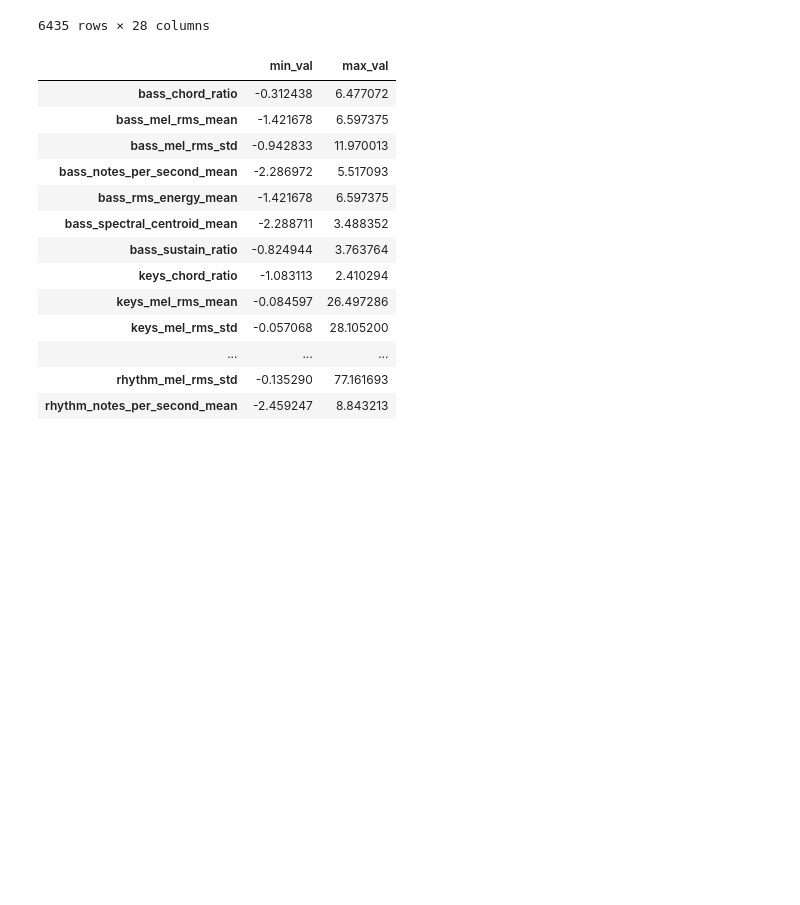
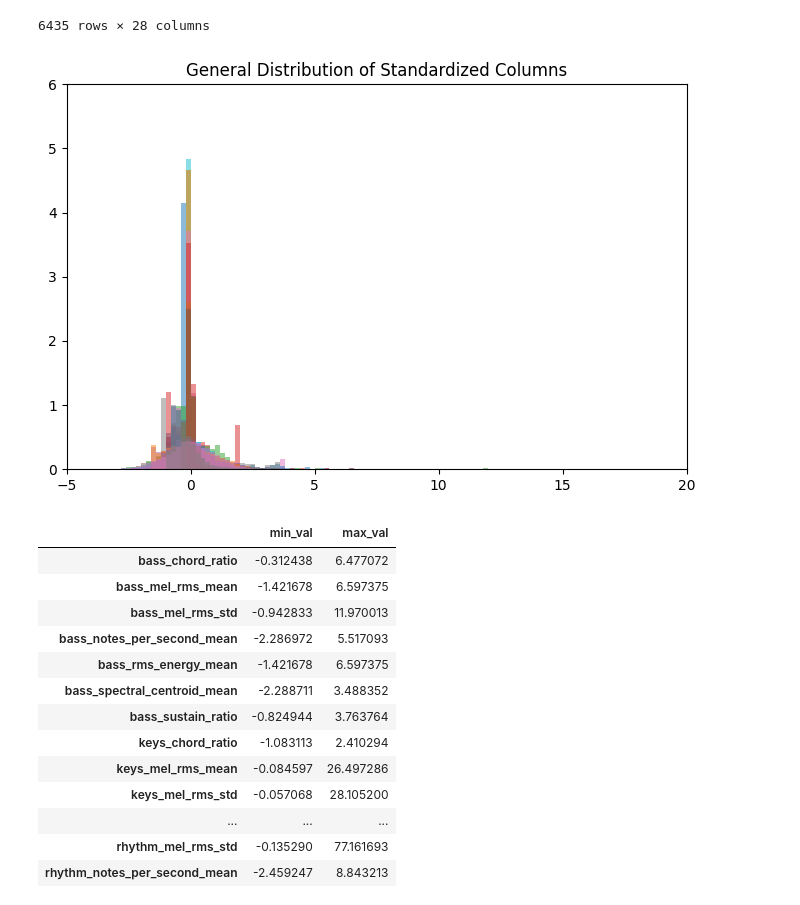
Before and after one commit to MattGroho/tab-hero, a Jupyter notebook: notebooks/unsupervised_pipeline_investigation.ipynb, the cells around one changed output. Cells and saved outputs as stored; diff of their text form; code cells hidden in the pictures; blank space fills up the shorter version.

```diff
--- a/notebooks/unsupervised_pipeline_investigation.ipynb
+++ b/notebooks/unsupervised_pipeline_investigation.ipynb
@@ -641,6 +641,19 @@ data_standard_scaler
 | 6946 | -0.312438 | -0.370276 | -0.388154 | 0.975225 | -0.370276 | ... |
 | 6947 | -0.312438 | 0.015592 | -0.265417 | -0.110820 | 0.015592 | ... |
 6435 rows × 28 columns
+# %%
+# Visualize the distributions of each column
+xlim = (-5, 20)
+bins = np.arange(xlim[0], xlim[1], .2)
+fig, ax = plt.subplots(figsize=(8,5))
+for col in data_standard_scaler.columns:
+    col_data = data_standard_scaler.loc[:, col]
+    ax.hist(col_data, bins=bins, density=True, alpha=.5)
+ax.set_ylim((0,6))
+ax.set_xlim(xlim)
+ax.set_title('General Distribution of Standardized Columns');
+# %% [output]
+[figure, added]
 # %%
 # Inspect minimum and maximum values
 data_standard_scaler_value_ranges = pd.concat([data_standard_scaler.min(axis=0), data_standard_scaler.max(axis=0)], axis=1)
```
Also changed, not shown: parts of 11 cells of this notebook.
